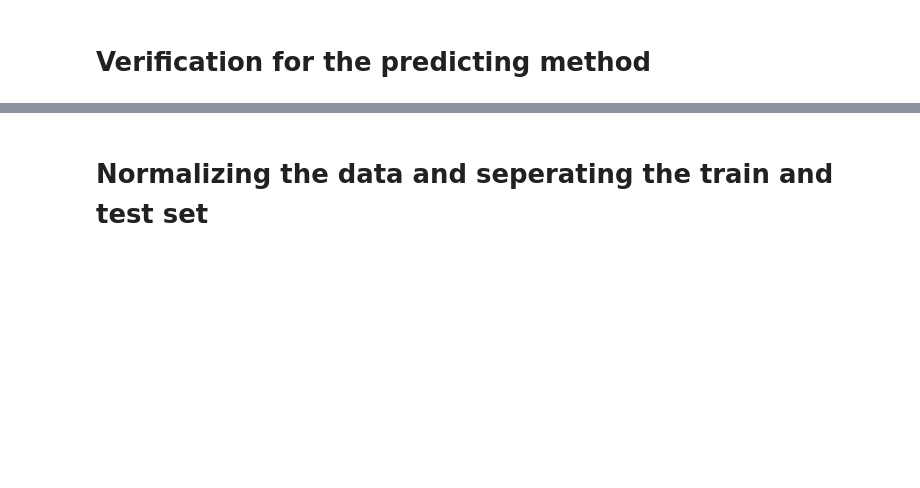
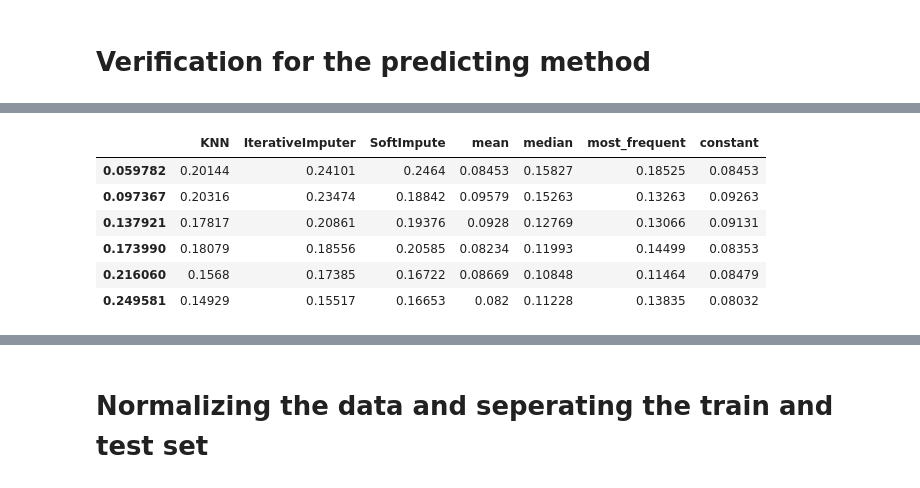
Before and after one commit to isabella618033/4211-Project, a Jupyter notebook: Cleaning the Crew.ipynb, the cells around one changed output, grey strips where cells are left out. Cells and saved outputs as stored; diff of their text form; code cells hidden in the pictures; blank space fills up the shorter version.

```diff
--- a/Cleaning the Crew.ipynb
+++ b/Cleaning the Crew.ipynb
@@ -284,6 +229,0 @@ df.head()
-# %%
-# counting the unique value for each col (idk why i am doing this too lol)
-unique_count = {}
-for col in df:
-    count = df[col].apply(pd.Series).stack().value_counts().tolist()
-    unique_count.update({col: count})
@@ -556,0 +548,10 @@ for i, ms in enumerate(result['rmsAll']):
+# %%
+hitDict
+# %% [output]
+|  | KNN | IterativeImputer | SoftImpute | mean | median | most_frequent | constant |
+| 0.059782 | 0.20144 | 0.24101 | 0.2464 | 0.08453 | 0.15827 | 0.18525 | 0.08453 |
+| 0.097367 | 0.20316 | 0.23474 | 0.18842 | 0.09579 | 0.15263 | 0.13263 | 0.09263 |
+| 0.137921 | 0.17817 | 0.20861 | 0.19376 | 0.0928 | 0.12769 | 0.13066 | 0.09131 |
+| 0.173990 | 0.18079 | 0.18556 | 0.20585 | 0.08234 | 0.11993 | 0.14499 | 0.08353 |
+| 0.216060 | 0.1568 | 0.17385 | 0.16722 | 0.08669 | 0.10848 | 0.11464 | 0.08479 |
+| 0.249581 | 0.14929 | 0.15517 | 0.16653 | 0.082 | 0.11228 | 0.13835 | 0.08032 |
```
Also changed, not shown: parts of 38 cells of this notebook, 1 other file.
